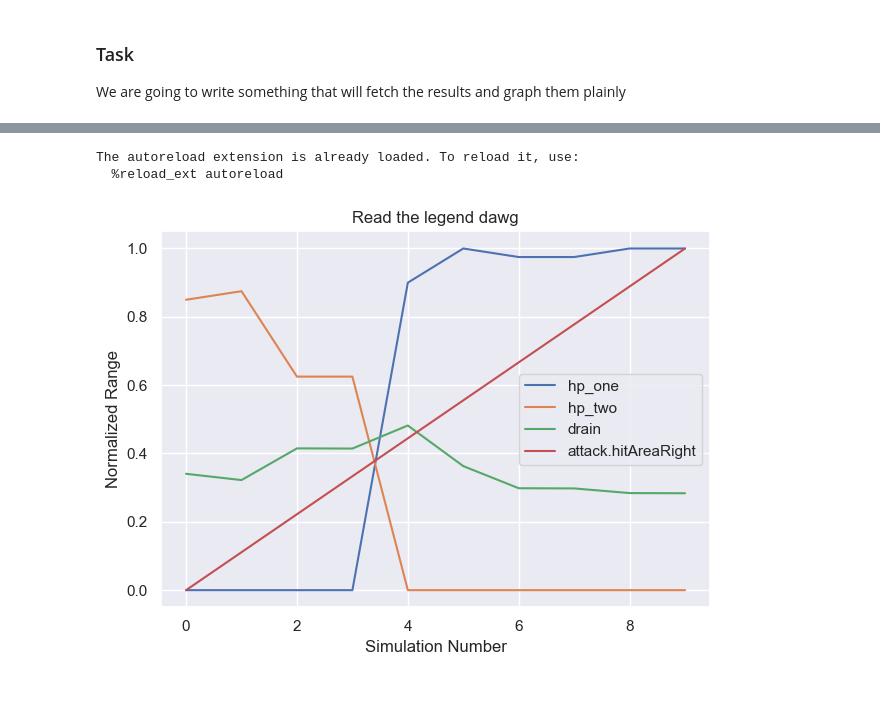
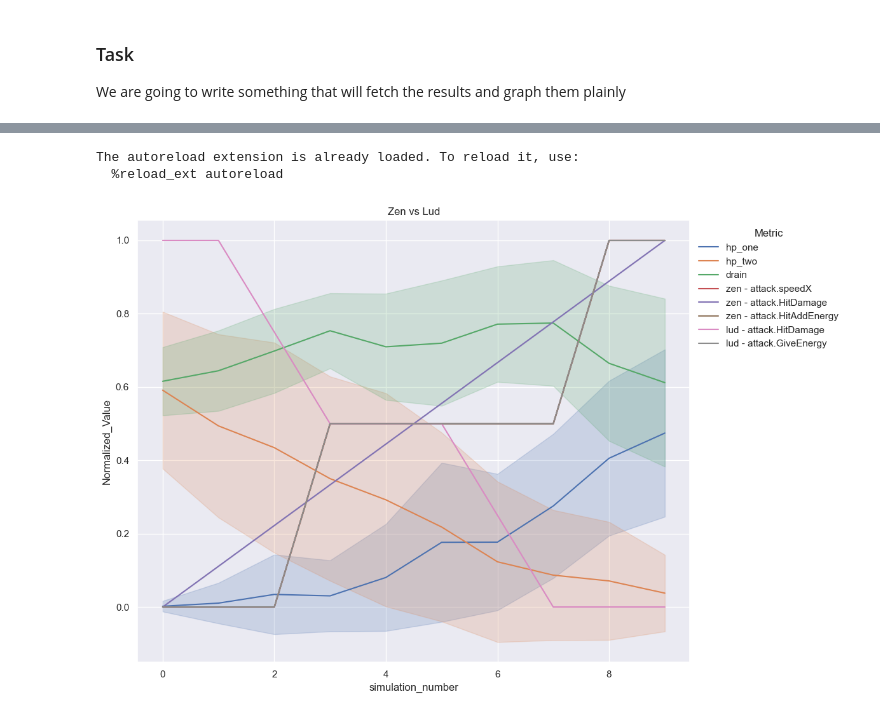
Before and after one commit to KatlegoKungoane/FightingIce, a Jupyter notebook: random.ipynb, the cells around one changed output, grey strips where cells are left out. Cells and saved outputs as stored; diff of their text form; code cells hidden in the pictures.

```diff
--- a/random.ipynb
+++ b/random.ipynb
@@ -76,45 +120,106 @@ match_results.sort_index(inplace=True)
 # %%
 %load_ext autoreload
 %autoreload 2
 
 import matplotlib.pyplot as plt
 import seaborn as sns
 
 import constants as c
 import MotionClasses.MotionEditor as me
 from MotionClasses.MotionHeaders import MotionHeaders as headers
 from MotionClasses.MotionNames import MotionNames as command_names
 
 sns.set_theme(style='darkgrid')
 
-plot_data = match_results.groupby(level=0)[
-	[
-		c.PointHeaderNames.HP_ONE,
-		c.PointHeaderNames.HP_TWO,
-		c.PointHeaderNames.DRAIN,
-		headers.ATTACK_HIT_AREA_RIGHT,
-	]
-].mean()
+plot_data = match_results.copy().reset_index()
 
 plot_data[c.PointHeaderNames.HP_ONE] /= c.PLAYER_HP
 plot_data[c.PointHeaderNames.HP_TWO] /= c.PLAYER_HP
 plot_data[c.PointHeaderNames.DRAIN] /= c.GAME_DURATION_SEC * 60
-plot_data[headers.ATTACK_HIT_AREA_RIGHT] /= 45
+
+for player_one_changed_motion_header in player_one_changed_motion_headers:
+    data_max = plot_data[player_one_changed_motion_header].max()
+    data_min = plot_data[player_one_changed_motion_header].min()
+    plot_data[player_one_changed_motion_header] = (
+        plot_data[player_one_changed_motion_header] / data_max  #
+        if data_max != 0
+        else plot_data[player_one_changed_motion_header] / data_min * -1 + 1
+    )
+
+for player_two_changed_motion_header in player_two_changed_motion_headers:
+    data_max = plot_data[player_two_changed_motion_header].max()
+    data_min = plot_data[player_two_changed_motion_header].min()
+    plot_data[player_two_changed_motion_header] = (
+        plot_data[player_two_changed_motion_header] / data_max  #
+        if data_max != 0
+        else plot_data[player_two_changed_motion_header] / data_min * -1 + 1
+    )
+
+plot_df_long = plot_data.melt(
+    id_vars=[c.PointHeaderNames.SIMULATION_NUMBER],
+    value_vars=[
+        c.PointHeaderNames.HP_ONE,
+        c.PointHeaderNames.HP_TWO,
+        c.PointHeaderNames.DRAIN,
+        *player_one_changed_motion_headers,
+        *player_two_changed_motion_headers,
+    ],
+    var_name='Metric',
+    value_name='Normalized_Value',
+)
 
 
+plt.figure(figsize=(12, 8))
+
 line_plot = sns.lineplot(
-	data=plot_data,
-	dashes=False,
+    data=plot_df_long,
+    x=c.PointHeaderNames.SIMULATION_NUMBER,
+    y='Normalized_Value',
+    # dashes=False,
+    # markers=True,
+    hue='Metric',
+    # style='Metric',
+    errorbar='sd',
+)
+
+sns.move_legend(
+    line_plot,
+    'upper left',
+    bbox_to_anchor=(1, 1),
+    frameon=False
 )
 
 # 3. Finalize labels
-line_plot.set_title('Read the legend dawg')
-line_plot.set_xlabel('Simulation Number')
-line_plot.set_ylabel('Normalized Range')
+line_plot.set_title('Zen vs Lud')
 
 plt.tight_layout()
 plt.show()
+
+motion_plot_data = plot_df_long[
+    plot_df_long['Metric'].isin(
+        [
+            *player_one_changed_motion_headers,
+            *player_two_changed_motion_headers,
+        ]
+    )
+]
+
+# 3. Create the Facet Grid
+g = sns.relplot(
+    data=motion_plot_data,
+    x=c.PointHeaderNames.SIMULATION_NUMBER,
+    y='Normalized_Value',
+    col='Metric',
+    col_wrap=3,
+    kind='line',
+    hue='Metric',
+    style='Metric',
+    markers=True,
+)
+
+g.set_titles('{col_name}')
+plt.show()
 # %% [output]
 The autoreload extension is already loaded. To reload it, use:
   %reload_ext autoreload
-[figure, old version]
+[figure, new version]
```
Also changed, not shown: parts of 11 cells of this notebook, 17 other files.
